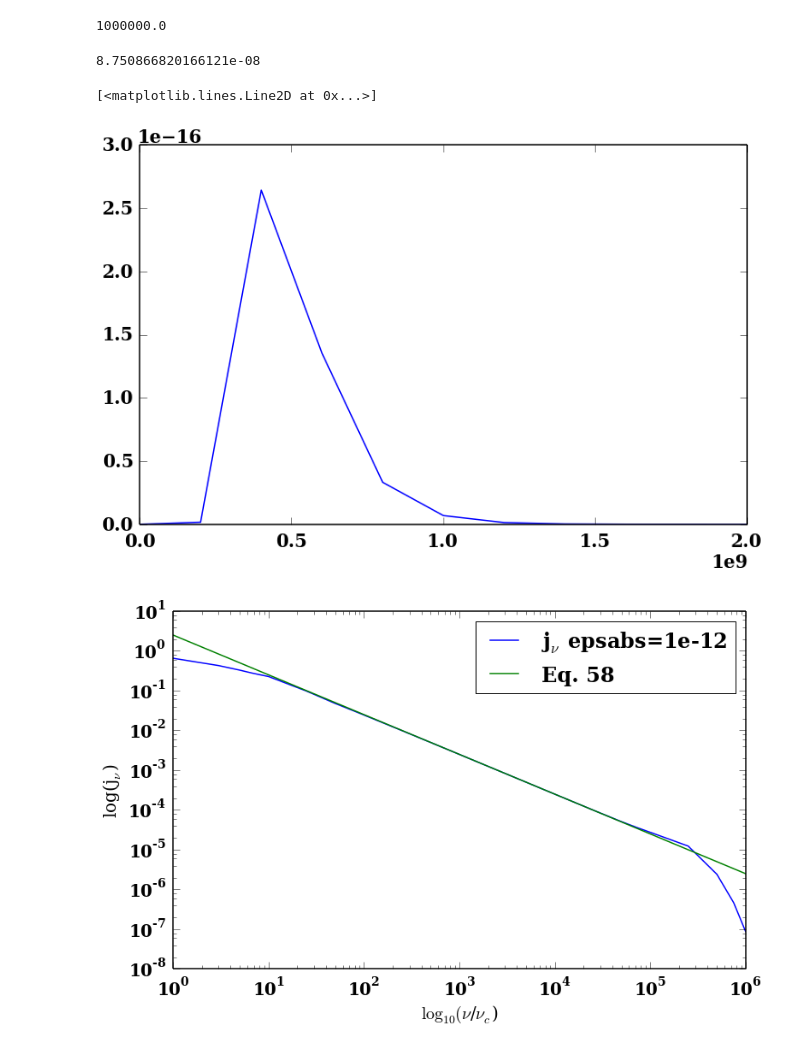
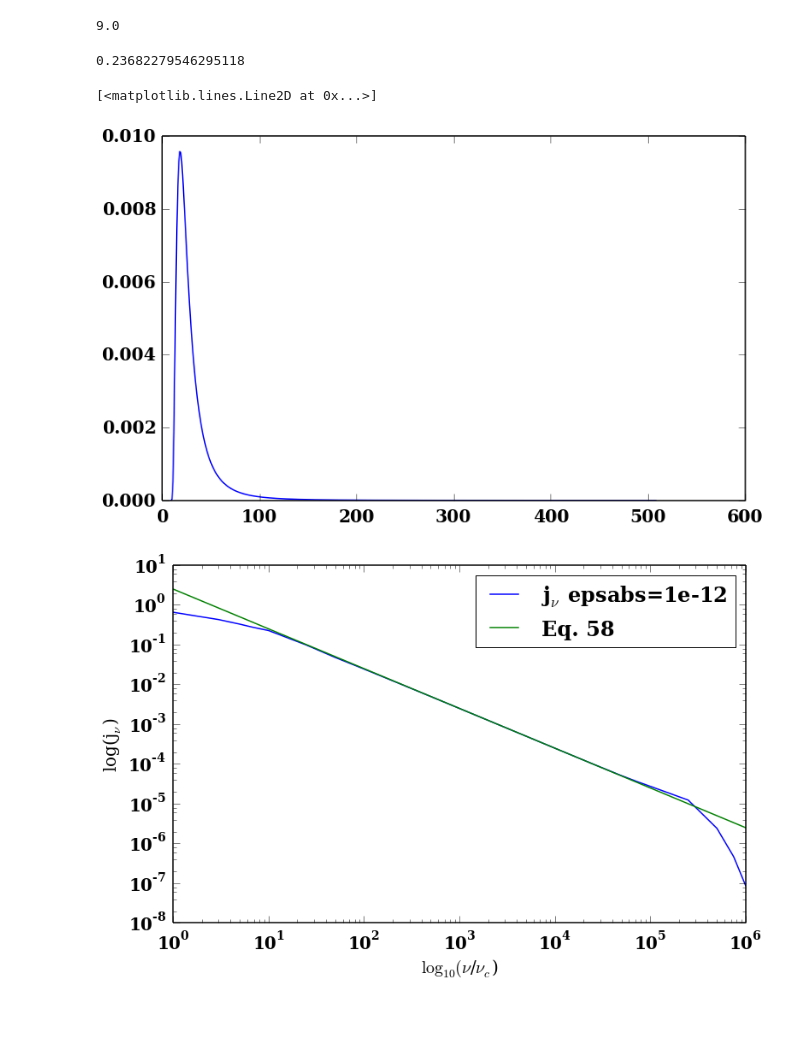
Before and after one commit to aapandy2/kappa_distributions, a Jupyter notebook: jnu_calculator_power_law.ipynb, the cells around one changed output. Cells and saved outputs as stored; diff of their text form; code cells hidden in the pictures; blank space fills up the shorter version.

```diff
--- a/jnu_calculator_power_law.ipynb
+++ b/jnu_calculator_power_law.ipynb
@@ -50,7 +50,7 @@ n_e_NT = 1.
 
 #variables to be set (frequency, observer angle, width of delta function, electron number density,
 # sum index n)
-nu = 1000000. * nu_c
+nu = 9. * nu_c
 theta = np.pi/3.
 epsilon = 0.01
 n_e = 1.
@@ -62,7 +62,7 @@ n_max = 30
 #eq. 67 gives location of peak for n integration for thermal; in
 #the n integration we integrate from end of sum (n_max) to C * n_peak_67
 C = 10
-n_peak_power_law = 1.4e9
+n_peak_power_law = 35
 
 def K_s(gamma, n):
     beta = np.sqrt(1. - 1./gamma**2.)
@@ -104,14 +104,14 @@ def gamma_integration_result(n):
     def integrand(gamma):
         f = gamma_integrand(gamma, n)
         return f
-    result = quad(integrand, gamma_minus, gamma_plus, epsabs = 1e-12)[0]
+    result = quad(integrand, gamma_minus, gamma_plus, epsabs = 1e-29)[0]
     return result
 
 #integrate over n after evaluating (n_max) terms of sum
 def n_integration(n_max, n_minus):
     if(n_max < n_minus):
         n_max = n_minus
-    ans = quad(gamma_integration_result, n_max, C * n_peak_power_law, epsabs = 1e-12)[0]
+    ans = quad(gamma_integration_result, n_max, C * n_peak_power_law, epsabs = 1e-29)[0]
     #print ans
     return ans
 
@@ -128,66 +128,52 @@ def n_summation(n_max):
     j_nu = j_nu + n_integration(n_max, n_minus)
     return j_nu
 
-#def adaptive_summation():
-#    j_nu = 0
-#    n_minus = (nu/nu_c) * abs(np.sin(theta))
-#    x = int(n_minus + 1)
-#    delta_n = 500
-#    tolerance = 0.5
-#
-#    while x < int(n_minus + 1 + delta_n):
-#        j_nu = j_nu + gamma_integration_result(x)
-#        if(j_nu == 0 or gamma_integration_result(x) / j_nu > tolerance):
-#            delta_n = delta_n + 500
-#        x = x + 1
-#        #print j_nu
-
 print nu / nu_c
 n_summation(n_max)
 
 #print gamma_integration_result(10)
 # %% [output]
-1000000.0
+9.0
-8.750866820166121e-08
+0.23682279546295118
 # %%
 #calculates and plots the peak on the n_summation and n_integration
-nu = 1000000. * nu_c
+nu = 10. * nu_c
 #n_max = int(nu / nu_c * 1e4)
-n_max = int(2000000000)
+n_max = int(500)
 n_minus = (nu/nu_c) * abs(np.sin(theta))
 if(n_max < 1000):
     step = 1
 else:
     step = int((n_max - n_minus - 1.)/10)
 
 
 ans = {}
 n = {}
 def gamma_integration_result(n):
     gamma_minus = ((n*nu_c)/nu - abs(np.cos(theta)) * np.sqrt(((n*nu_c)/nu)**2. - (np.sin(theta))**2.))/(np.sin(theta))**2.
     gamma_plus = ((n*nu_c)/nu + abs(np.cos(theta)) * np.sqrt(((n*nu_c)/nu)**2. - (np.sin(theta))**2.))/(np.sin(theta))**2.
 
     def integrand(gamma):
         f = gamma_integrand(gamma, n)
         return f
     result = quad(integrand, gamma_minus, gamma_plus, epsabs = 1e-1)[0]
     return result
 
 
 a = 0
 for i in xrange(int(n_minus + 1.), n_max + int(n_minus + 1.), step):
     ans[a] = gamma_integration_result(i)
     n[a] = i
     a = a + 1
 
 
 #print ans
 #print int(n_minus + 1)
 
 pl.plot(n.values(), ans.values())
 # %% [output]
 [<matplotlib.lines.Line2D at 0x...>]
-[figure, old version]
+[figure, new version]
 # %%
 #plotting power law j_nu with high and low error tolerance on scipy quad integrator
 #plot shown (not commented out) has low error tolerance (epsabs = 1e-12)
```
Also changed, not shown: parts of 2 cells of this notebook, 1 other file.
